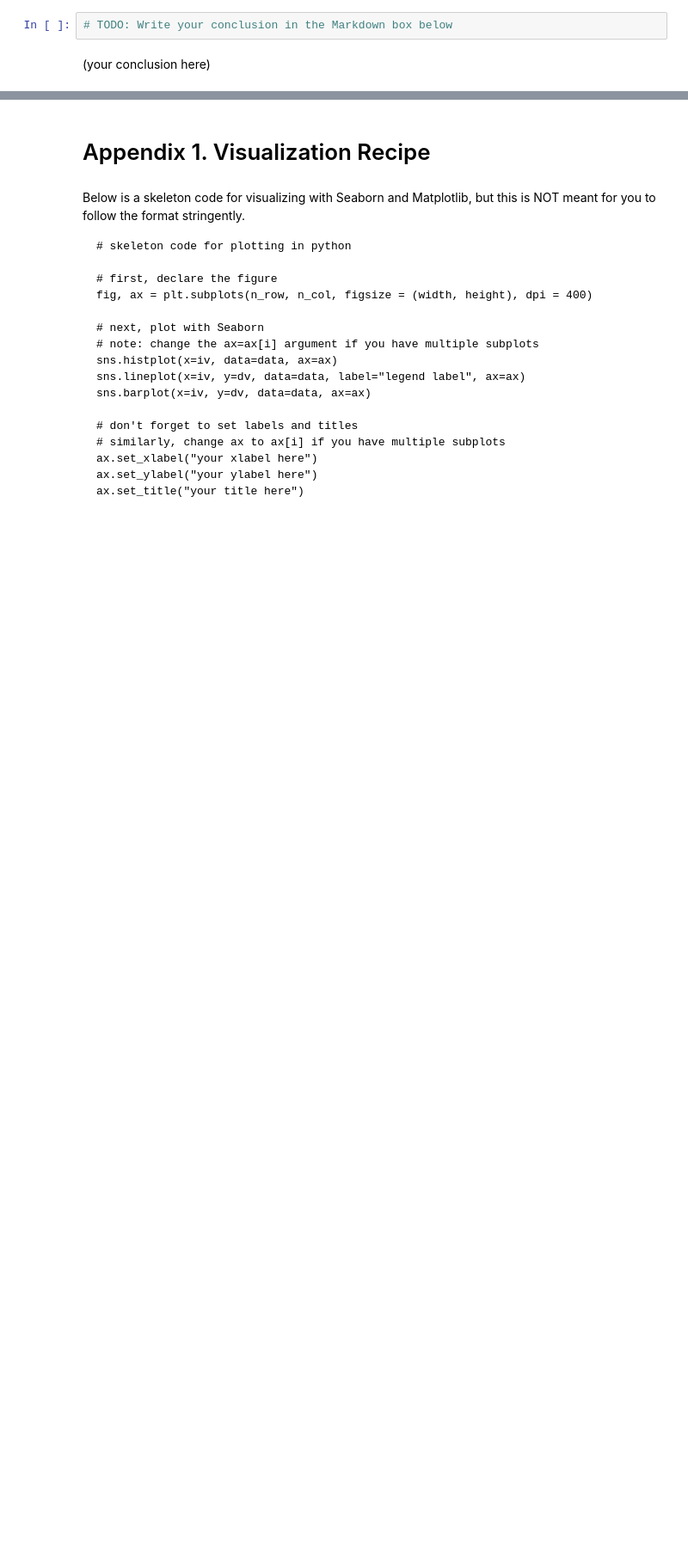
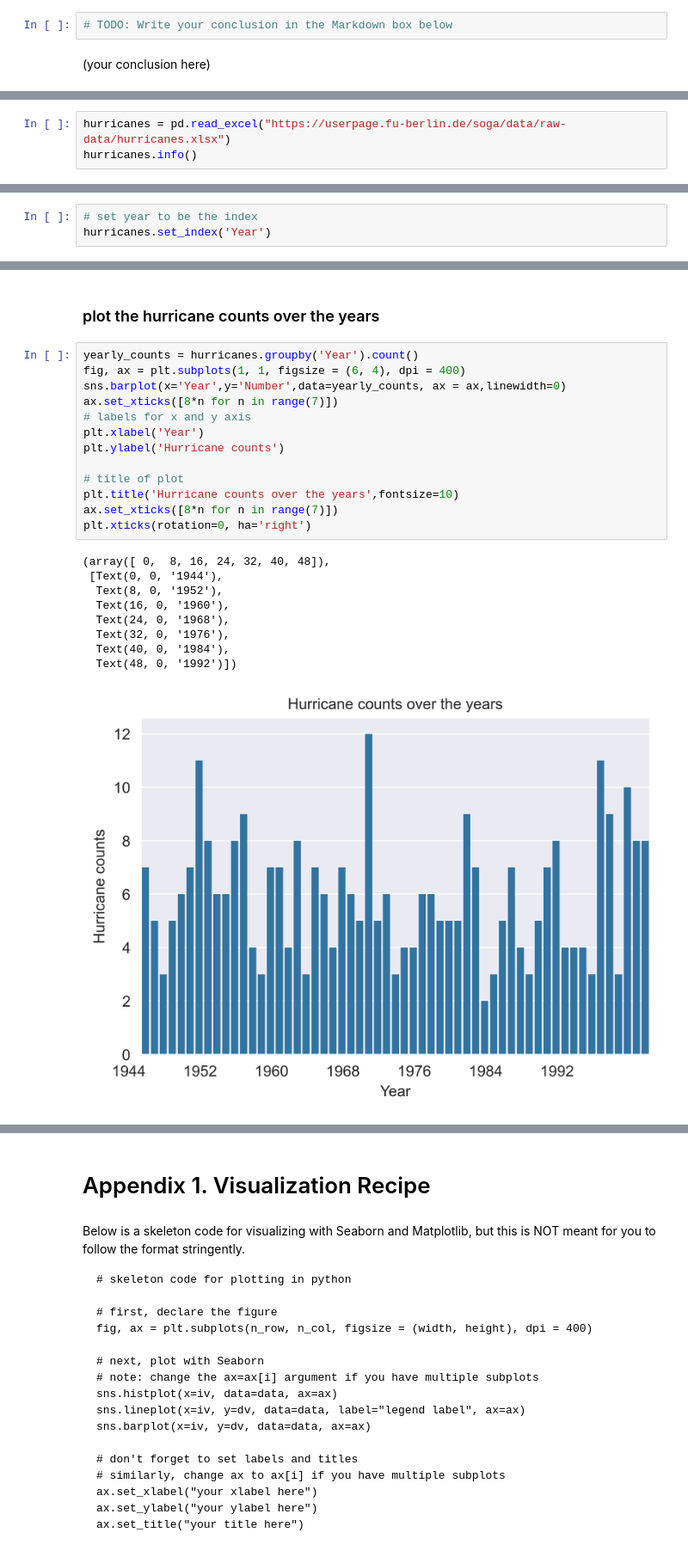
Before and after one commit to yusunnyf/Fall-24-ES-Workshops, a Jupyter notebook: Intro to Statistical Analysis/workshop2.ipynb, the cells around one changed output, grey strips where cells are left out. Shown at 86% size. Drawn from its saved outputs; the diff is of its cells as text; blank space fills up the shorter version.

```diff
--- a/Intro to Statistical Analysis/workshop2.ipynb
+++ b/Intro to Statistical Analysis/workshop2.ipynb
@@ -410,0 +525,3 @@ plt.show()
+# %%
+hurricanes = pd.read_excel("https://userpage.fu-berlin.de/soga/data/raw-data/hurricanes.xlsx")
+hurricanes.info()
@@ -410,0 +548,3 @@ plt.show()
+# %%
+# set year to be the index
+hurricanes.set_index('Year')
@@ -410,0 +566,25 @@ plt.show()
+# %% [markdown]
+### plot the hurricane counts over the years
+# %%
+yearly_counts = hurricanes.groupby('Year').count()
+fig, ax = plt.subplots(1, 1, figsize = (6, 4), dpi = 400)
+sns.barplot(x='Year',y='Number',data=yearly_counts, ax = ax,linewidth=0)
+ax.set_xticks([8*n for n in range(7)])
+# labels for x and y axis
+plt.xlabel('Year')
+plt.ylabel('Hurricane counts')
+
+# title of plot
+plt.title('Hurricane counts over the years',fontsize=10)
+ax.set_xticks([8*n for n in range(7)])
+plt.xticks(rotation=0, ha='right')
+# %% [output]
+(array([ 0,  8, 16, 24, 32, 40, 48]),
+ [Text(0, 0, '1944'),
+  Text(8, 0, '1952'),
+  Text(16, 0, '1960'),
+  Text(24, 0, '1968'),
+  Text(32, 0, '1976'),
+  Text(40, 0, '1984'),
+  Text(48, 0, '1992')])
+[figure, added]
```
Also changed, not shown: parts of 61 cells of this notebook, 3 other files.
